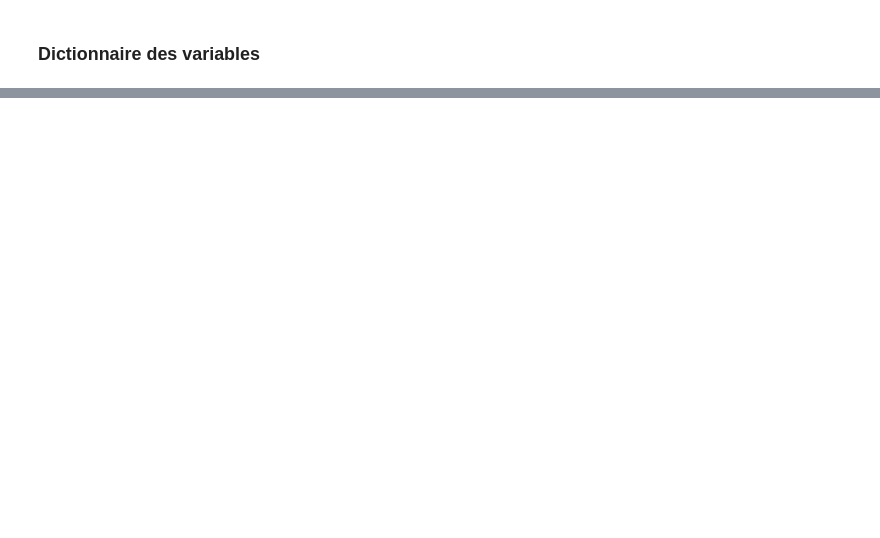
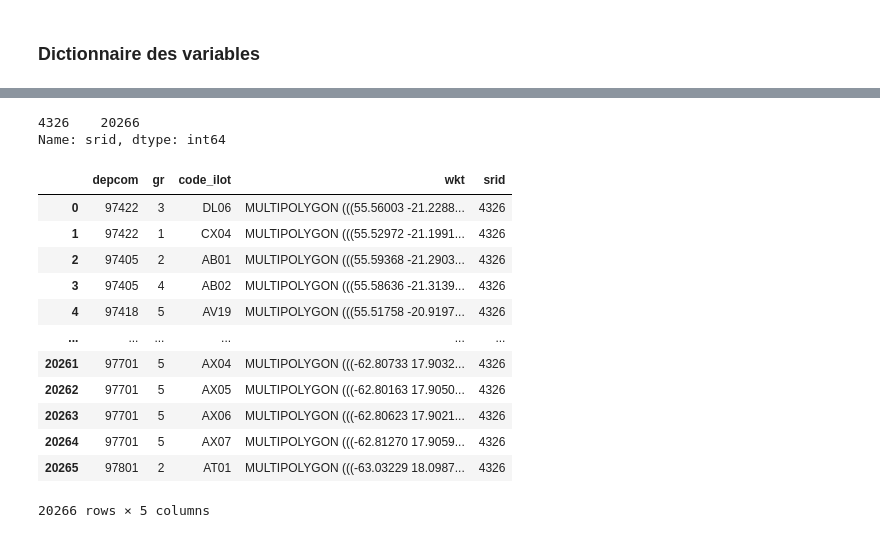
Before and after one commit to InseeFrLab/detection-habitat-spontane, a Jupyter notebook: notebooks/explore_ril.ipynb, the cells around one changed output, grey strips where cells are left out. Saved outputs shown, nothing was run; the diff lists cells and outputs as text; code cells hidden in the pictures; blank space fills up the shorter version.

```diff
--- a/notebooks/explore_ril.ipynb
+++ b/notebooks/explore_ril.ipynb
@@ -96,0 +798,5 @@ Name: lien_cmt, dtype: int64
+# %%
+import pyreadr
+
+fs.get('projet-slums-detection/Donnees/RIL/rca_geometry_ilots.rds', 'rca_geometry_ilots.rds')
+result = pyreadr.read_r('rca_geometry_ilots.rds')
@@ -96,0 +807,2 @@ Name: lien_cmt, dtype: int64
+# %%
+df_geom = result[None]
@@ -96,0 +848,28 @@ Name: lien_cmt, dtype: int64
+# %%
+df_geom.srid.value_counts()
+# %% [output]
+4326    20266
+Name: srid, dtype: int64
+# %%
+from shapely import wkt
+
+df_geom['wkt'] = df_geom['wkt'].apply(wkt.loads)
+# %%
+import geopandas as gpd
+
+gdf = gpd.GeoDataFrame(df_geom, geometry="wkt", crs="EPSG:4326")
+gdf
+# %% [output]
+|  | depcom | gr | code_ilot | wkt | srid |
+| 0 | 97422 | 3 | DL06 | MULTIPOLYGON (((55.56003 -21.2288... | 4326 |
+| 1 | 97422 | 1 | CX04 | MULTIPOLYGON (((55.52972 -21.1991... | 4326 |
+| 2 | 97405 | 2 | AB01 | MULTIPOLYGON (((55.59368 -21.2903... | 4326 |
+| 3 | 97405 | 4 | AB02 | MULTIPOLYGON (((55.58636 -21.3139... | 4326 |
+| 4 | 97418 | 5 | AV19 | MULTIPOLYGON (((55.51758 -20.9197... | 4326 |
+| ... | ... | ... | ... | ... | ... |
+| 20261 | 97701 | 5 | AX04 | MULTIPOLYGON (((-62.80733 17.9032... | 4326 |
+| 20262 | 97701 | 5 | AX05 | MULTIPOLYGON (((-62.80163 17.9050... | 4326 |
+| 20263 | 97701 | 5 | AX06 | MULTIPOLYGON (((-62.80623 17.9021... | 4326 |
+| 20264 | 97701 | 5 | AX07 | MULTIPOLYGON (((-62.81270 17.9059... | 4326 |
+| 20265 | 97801 | 2 | AT01 | MULTIPOLYGON (((-63.03229 18.0987... | 4326 |
+20266 rows × 5 columns
```
Also changed, not shown: parts of 81 cells of this notebook.
